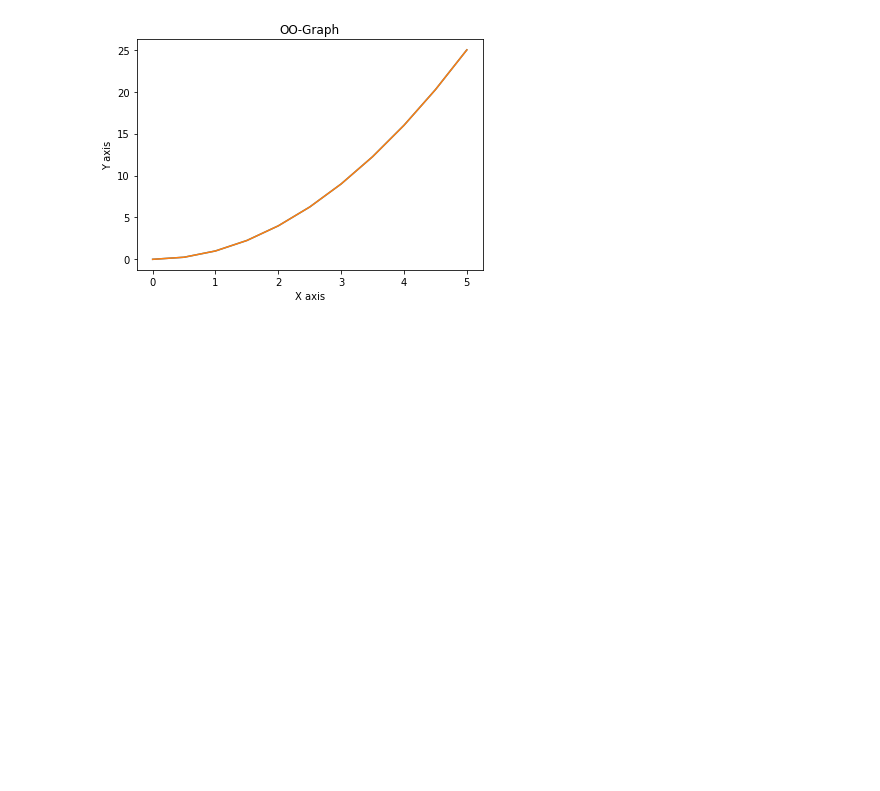
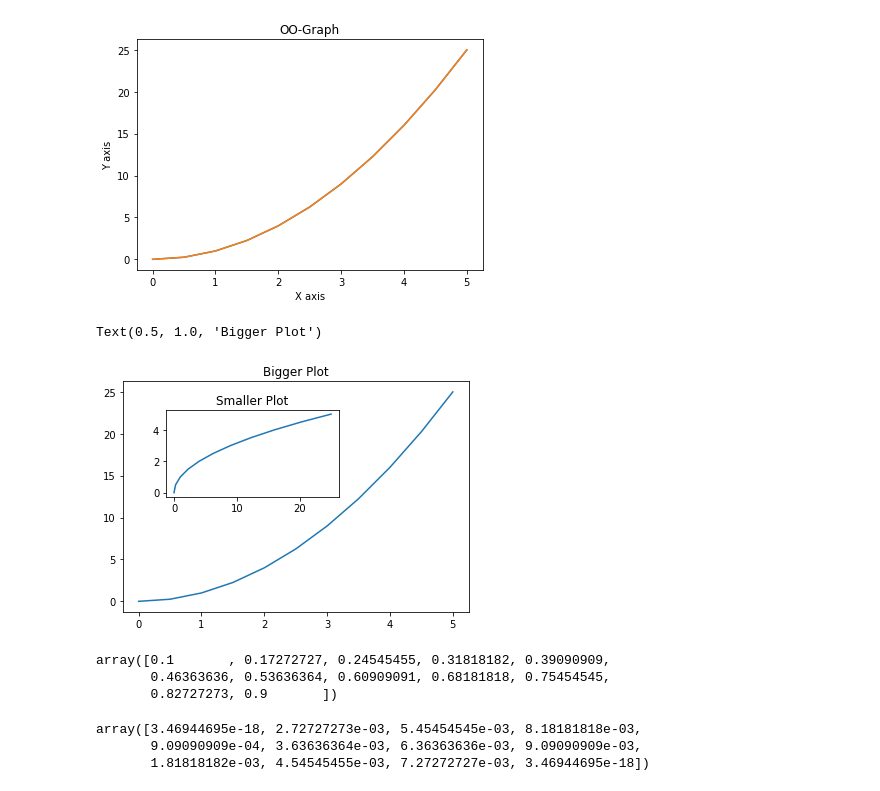
Before and after one commit to Sojiknight/PyDatSciStuds, a Jupyter notebook: Data visualization section.ipynb, the cells around one changed output. Cells and saved outputs as stored; diff of their text form; code cells hidden in the pictures; blank space fills up the shorter version.

```diff
--- a/Data visualization section.ipynb
+++ b/Data visualization section.ipynb
@@ -98,5 +98,13 @@ newplot
 # %%
 fig = plt.figure()
 
 axes1 = fig.add_axes([0.1,0.1,0.8,0.8])
 axes2 = fig.add_axes([0.2,0.5,0.4,0.3])
+
+axes1.plot(x,y)
+axes2.plot(y,x)
+axes2.set_title('Smaller Plot')
+axes1.set_title('Bigger Plot')
+# %% [output]
+Text(0.5, 1.0, 'Bigger Plot')
+[figure, added]
@@ -102,0 +117,12 @@ axes2 = fig.add_axes([0.2,0.5,0.4,0.3])
+# %%
+x
+# %% [output]
+array([0.1       , 0.17272727, 0.24545455, 0.31818182, 0.39090909,
+       0.46363636, 0.53636364, 0.60909091, 0.68181818, 0.75454545,
+       0.82727273, 0.9       ])
+# %%
+y
+# %% [output]
+array([3.46944695e-18, 2.72727273e-03, 5.45454545e-03, 8.18181818e-03,
+       9.09090909e-04, 3.63636364e-03, 6.36363636e-03, 9.09090909e-03,
+       1.81818182e-03, 4.54545455e-03, 7.27272727e-03, 3.46944695e-18])
```
Also changed, not shown: parts of 9 cells of this notebook.
